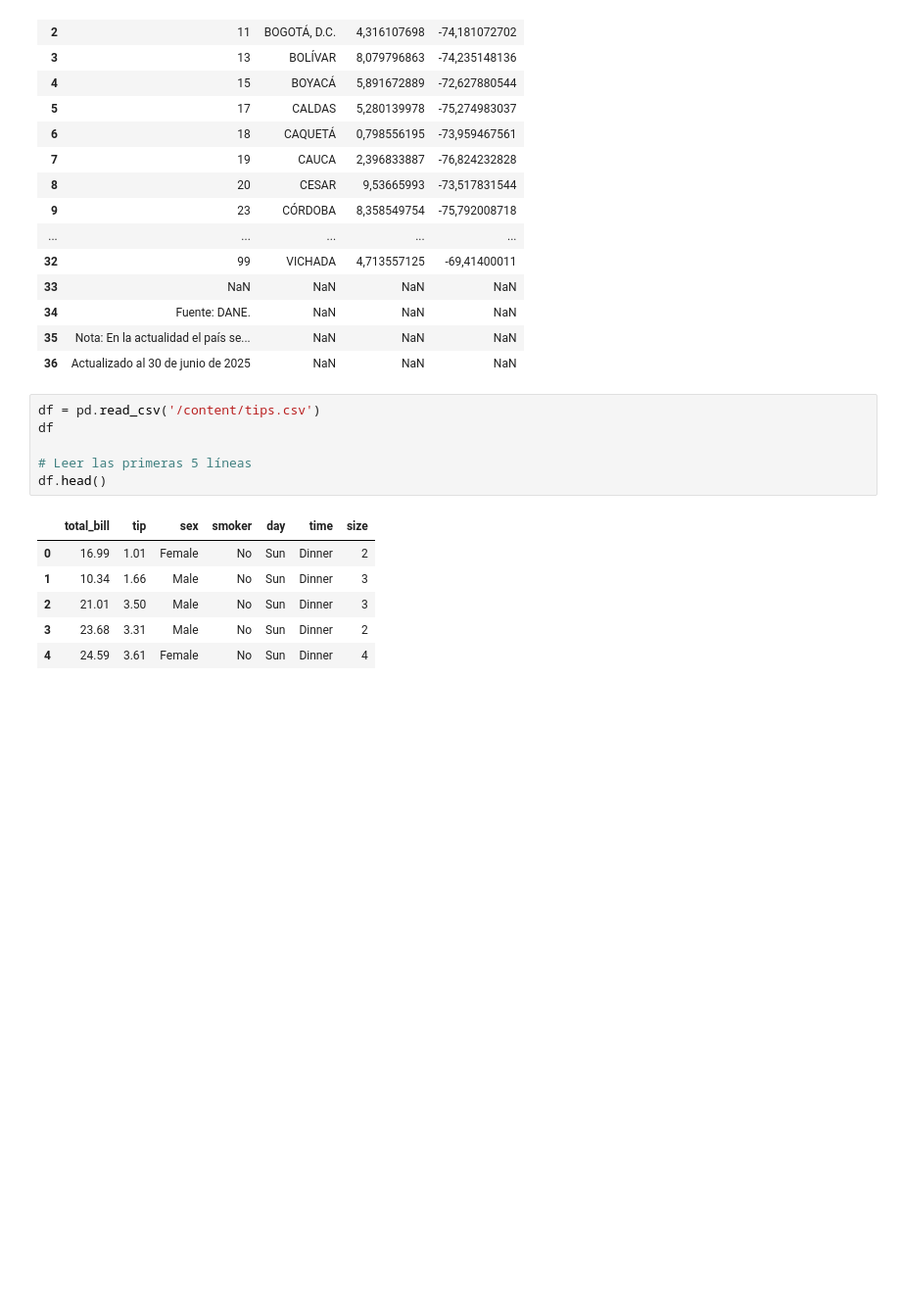
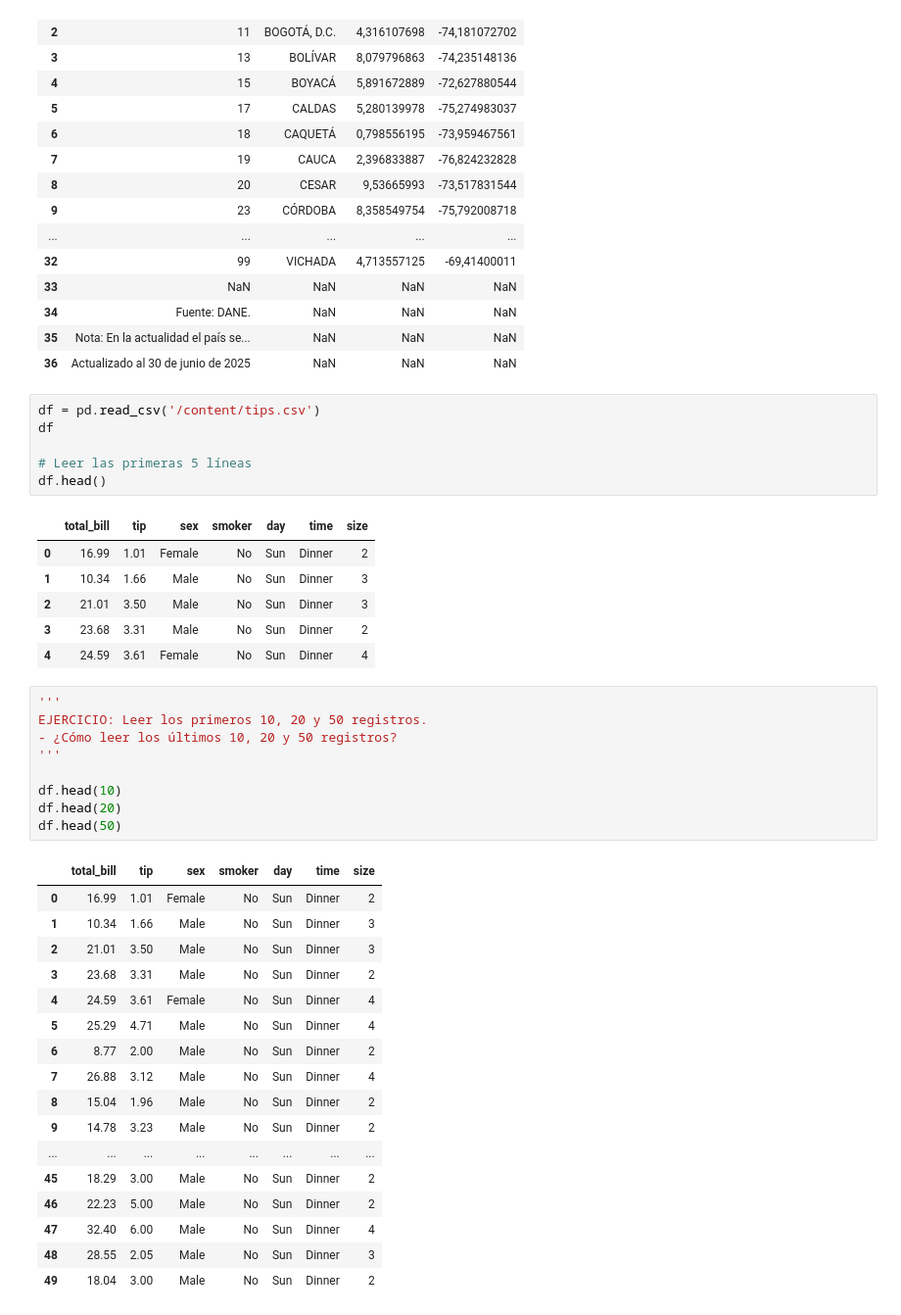
Before and after one commit to justoneye/Bootcamp-IA-G84, a Jupyter notebook: Semana4.ipynb, the cells around one changed output. Shown: that part at 98% size. Cells and saved outputs as stored; diff of their text form; blank space fills up the shorter version.

```diff
--- a/Semana4.ipynb
+++ b/Semana4.ipynb
@@ -46,3 +46,30 @@ df.head()
 | 2 | 21.01 | 3.50 | Male | No | Sun | Dinner | 3 |
 | 3 | 23.68 | 3.31 | Male | No | Sun | Dinner | 2 |
 | 4 | 24.59 | 3.61 | Female | No | Sun | Dinner | 4 |
+# %%
+'''
+EJERCICIO: Leer los primeros 10, 20 y 50 registros.
+- ¿Cómo leer los últimos 10, 20 y 50 registros?
+'''
+
+df.head(10)
+df.head(20)
+df.head(50)
+# %% [output]
+|  | total_bill | tip | sex | smoker | day | time | size |
+| 0 | 16.99 | 1.01 | Female | No | Sun | Dinner | 2 |
+| 1 | 10.34 | 1.66 | Male | No | Sun | Dinner | 3 |
+| 2 | 21.01 | 3.50 | Male | No | Sun | Dinner | 3 |
+| 3 | 23.68 | 3.31 | Male | No | Sun | Dinner | 2 |
+| 4 | 24.59 | 3.61 | Female | No | Sun | Dinner | 4 |
+| 5 | 25.29 | 4.71 | Male | No | Sun | Dinner | 4 |
+| 6 | 8.77 | 2.00 | Male | No | Sun | Dinner | 2 |
+| 7 | 26.88 | 3.12 | Male | No | Sun | Dinner | 4 |
+| 8 | 15.04 | 1.96 | Male | No | Sun | Dinner | 2 |
+| 9 | 14.78 | 3.23 | Male | No | Sun | Dinner | 2 |
+| ... | ... | ... | ... | ... | ... | ... | ... |
+| 45 | 18.29 | 3.00 | Male | No | Sun | Dinner | 2 |
+| 46 | 22.23 | 5.00 | Male | No | Sun | Dinner | 2 |
+| 47 | 32.40 | 6.00 | Male | No | Sun | Dinner | 4 |
+| 48 | 28.55 | 2.05 | Male | No | Sun | Dinner | 3 |
+| 49 | 18.04 | 3.00 | Male | No | Sun | Dinner | 2 |
```
Also changed, not shown: parts of 1 cell of this notebook.
